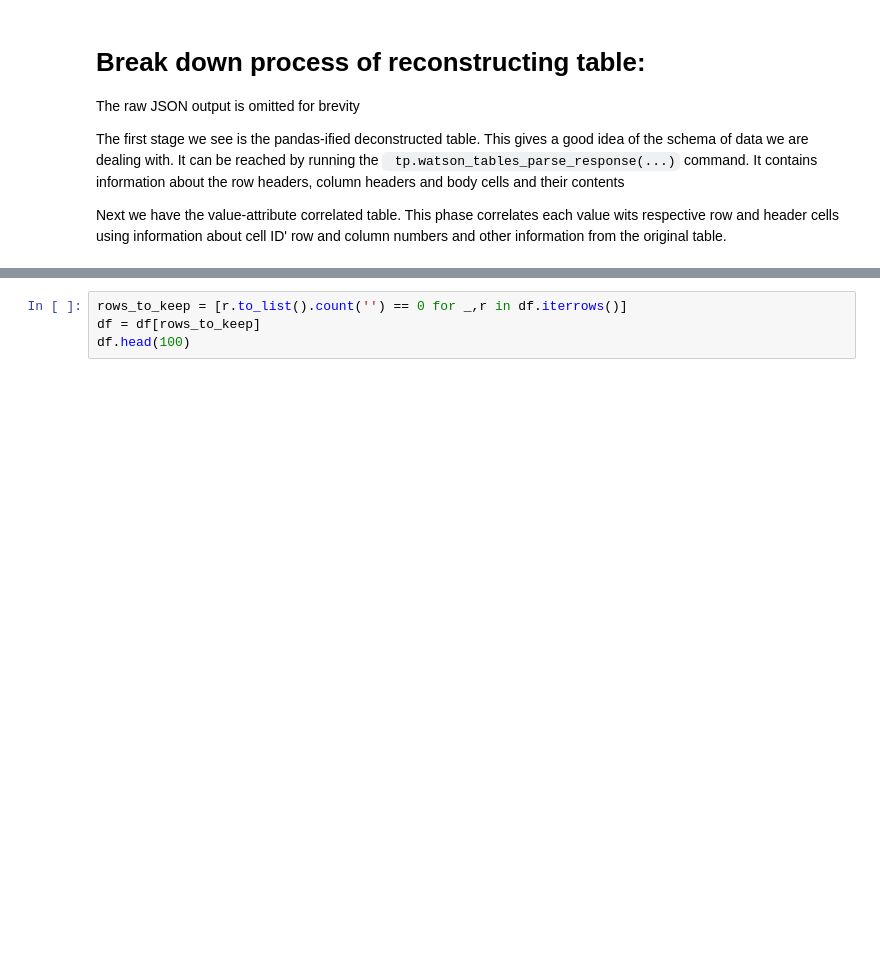
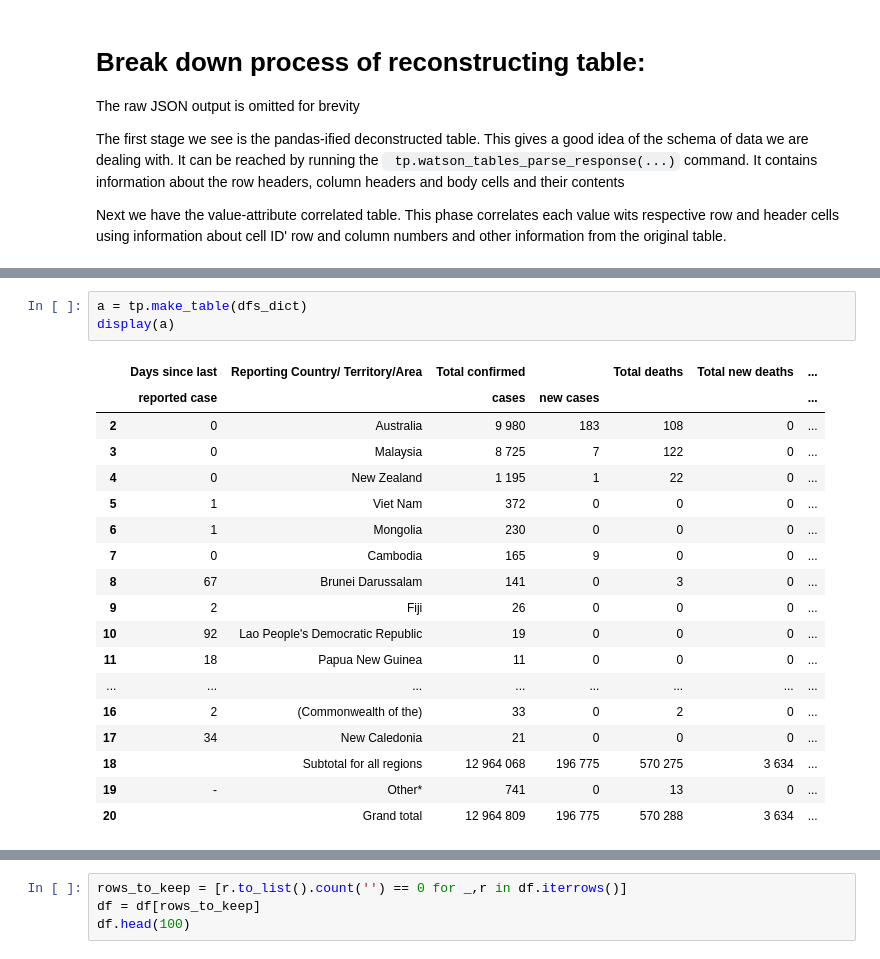
Before and after one commit to CODAIT/text-extensions-for-pandas, a Jupyter notebook: notebooks/Tables.ipynb, the cells around one changed output, grey strips where cells are left out. Saved outputs shown, nothing was run; the diff lists cells and outputs as text; blank space fills up the shorter version.

```diff
--- a/notebooks/Tables.ipynb
+++ b/notebooks/Tables.ipynb
@@ -183,3 +153,25 @@ display(filled)
+# %%
+a = tp.make_table(dfs_dict)
+display(a)
+# %% [output]
+|  | Days since last | Reporting Country/ Territory/Area | Total confirmed |  | Total deaths | Total new deaths | ... |
+|  | reported case |  | cases | new cases |  |  | ... |
+| 2 | 0 | Australia | 9 980 | 183 | 108 | 0 | ... |
+| 3 | 0 | Malaysia | 8 725 | 7 | 122 | 0 | ... |
+| 4 | 0 | New Zealand | 1 195 | 1 | 22 | 0 | ... |
+| 5 | 1 | Viet Nam | 372 | 0 | 0 | 0 | ... |
+| 6 | 1 | Mongolia | 230 | 0 | 0 | 0 | ... |
+| 7 | 0 | Cambodia | 165 | 9 | 0 | 0 | ... |
+| 8 | 67 | Brunei Darussalam | 141 | 0 | 3 | 0 | ... |
+| 9 | 2 | Fiji | 26 | 0 | 0 | 0 | ... |
+| 10 | 92 | Lao People's Democratic Republic | 19 | 0 | 0 | 0 | ... |
+| 11 | 18 | Papua New Guinea | 11 | 0 | 0 | 0 | ... |
+| ... | ... | ... | ... | ... | ... | ... | ... |
+| 16 | 2 | (Commonwealth of the) | 33 | 0 | 2 | 0 | ... |
+| 17 | 34 | New Caledonia | 21 | 0 | 0 | 0 | ... |
+| 18 |  | Subtotal for all regions | 12 964 068 | 196 775 | 570 275 | 3 634 | ... |
+| 19 | - | Other* | 741 | 0 | 13 | 0 | ... |
+| 20 |  | Grand total | 12 964 809 | 196 775 | 570 288 | 3 634 | ... |
 # %%
 dfs_dict = tp.watson_tables_parse_response(response)
 table = tp.make_table(dfs_dict)
```
Also changed, not shown: parts of 11 cells of this notebook.
